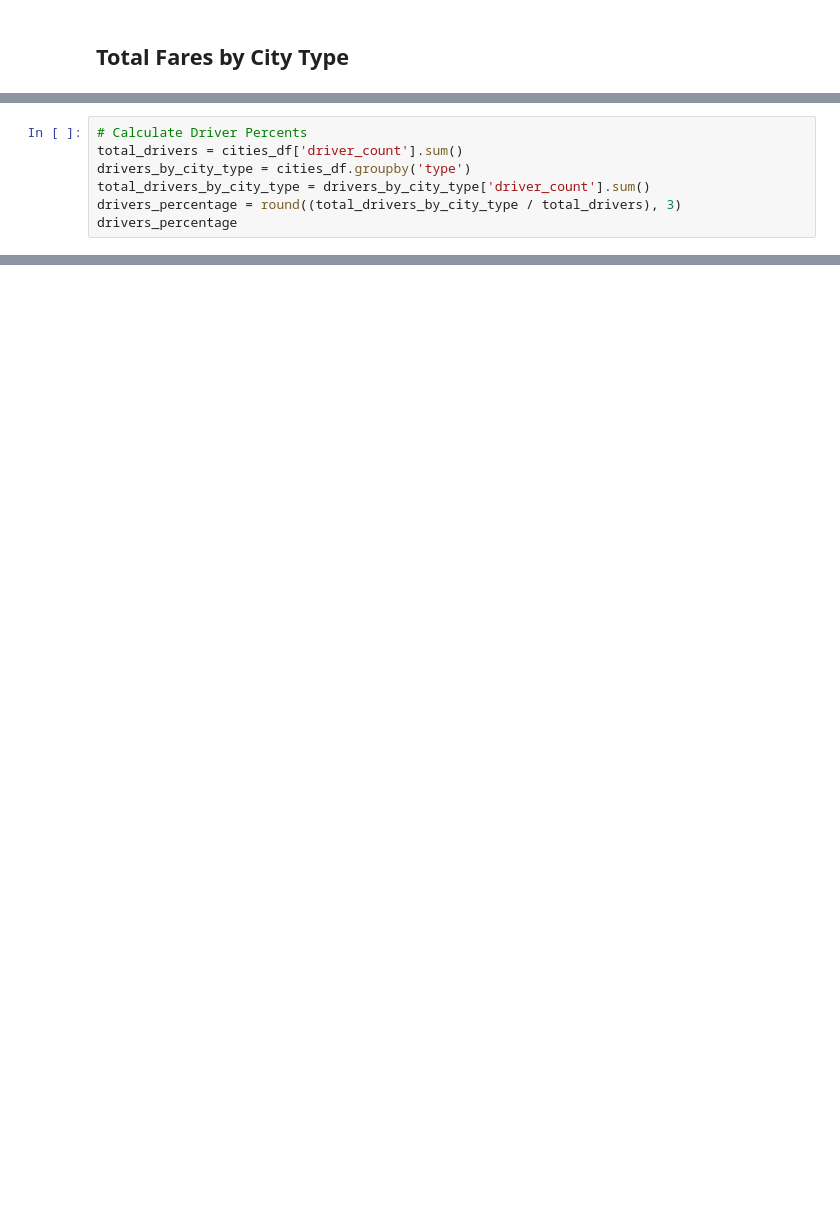
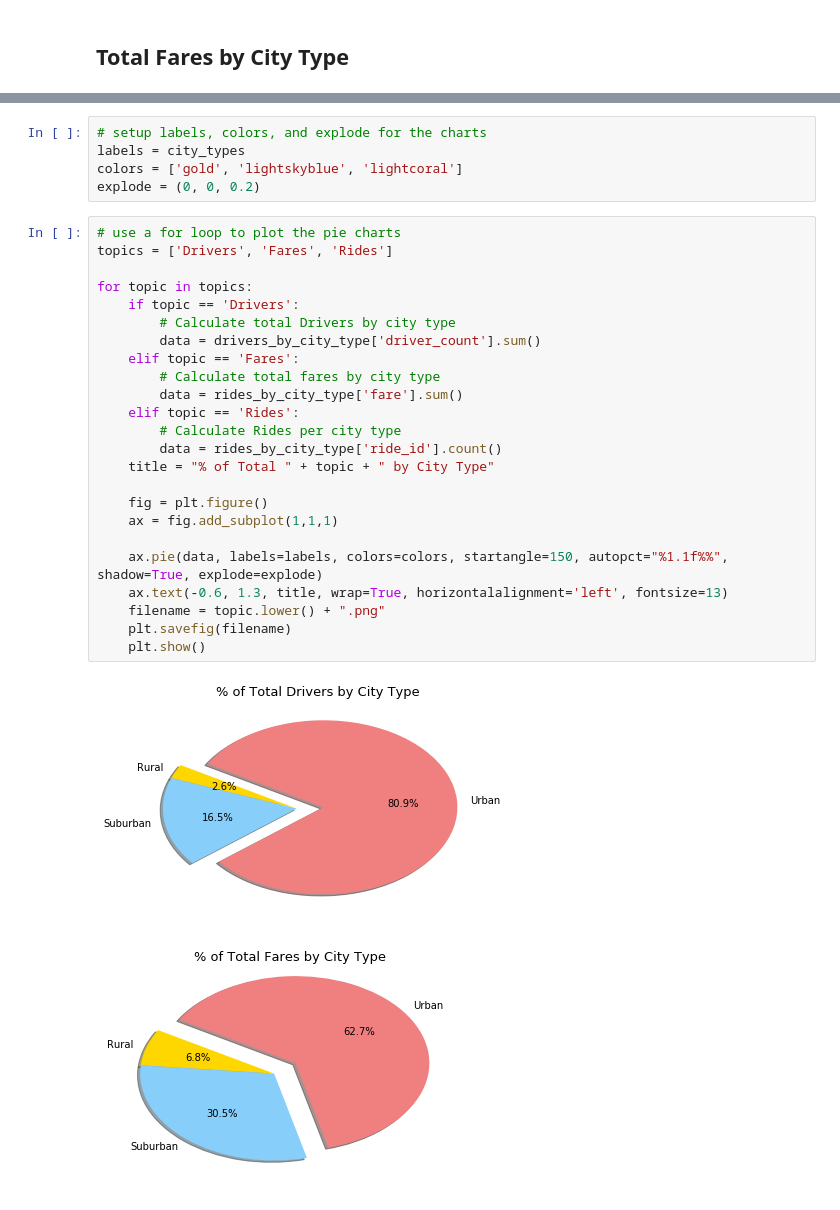
Before and after one commit to clafrance/matplotlib, a Jupyter notebook: Pyber/pyber.ipynb, the cells around one changed output, grey strips where cells are left out. Saved outputs shown, nothing was run; the diff lists cells and outputs as text; blank space fills up the shorter version.

```diff
--- a/Pyber/pyber.ipynb
+++ b/Pyber/pyber.ipynb
@@ -229,7 +177,0 @@ plt.show()
-# %%
-# Calculate Driver Percents
-total_drivers = cities_df['driver_count'].sum()
-drivers_by_city_type = cities_df.groupby('type')
-total_drivers_by_city_type = drivers_by_city_type['driver_count'].sum()
-drivers_percentage = round((total_drivers_by_city_type / total_drivers), 3)
-drivers_percentage
@@ -250,0 +178,32 @@ plt.show()
+# %%
+# setup labels, colors, and explode for the charts
+labels = city_types
+colors = ['gold', 'lightskyblue', 'lightcoral']
+explode = (0, 0, 0.2)
+# %%
+# use a for loop to plot the pie charts
+topics = ['Drivers', 'Fares', 'Rides']
+
+for topic in topics:
+    if topic == 'Drivers':
+        # Calculate total Drivers by city type
+        data = drivers_by_city_type['driver_count'].sum()
+    elif topic == 'Fares':
+        # Calculate total fares by city type
+        data = rides_by_city_type['fare'].sum()
+    elif topic == 'Rides':
+        # Calculate Rides per city type
+        data = rides_by_city_type['ride_id'].count()
+    title = "% of Total " + topic + " by City Type"
+
+    fig = plt.figure()
+    ax = fig.add_subplot(1,1,1)
+
+    ax.pie(data, labels=labels, colors=colors, startangle=150, autopct="%1.1f%%", shadow=True, explode=explode)
+    ax.text(-0.6, 1.3, title, wrap=True, horizontalalignment='left', fontsize=13)
+    filename = topic.lower() + ".png"
+    plt.savefig(filename)
+    plt.show()
+# %% [output]
+[figure, added]
+[figure, added]
```
Also changed, not shown: parts of 23 cells of this notebook.
